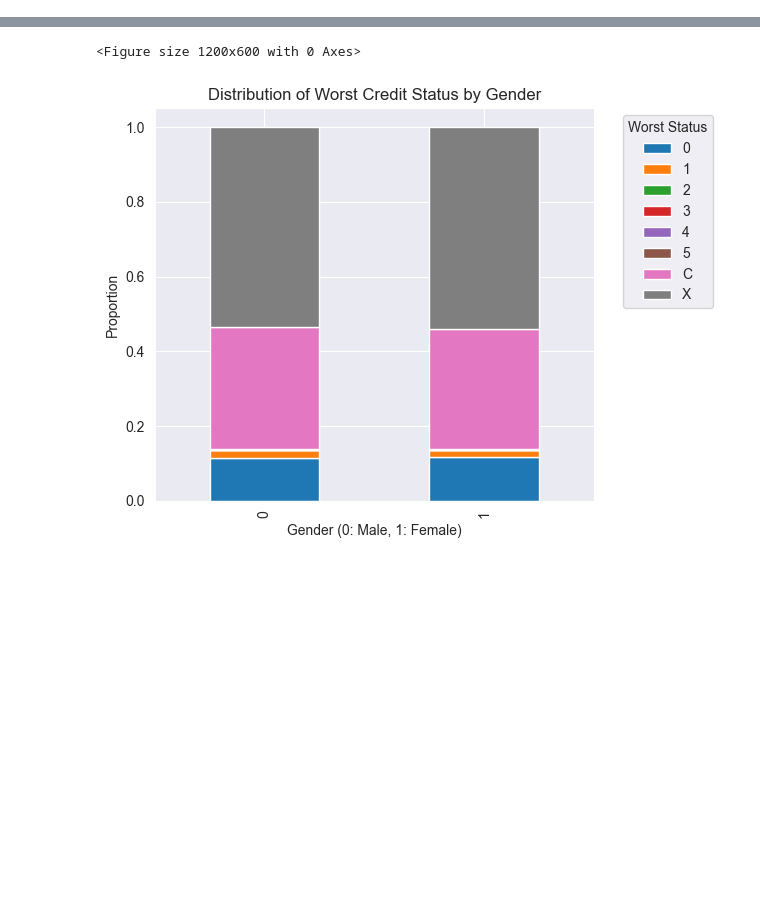
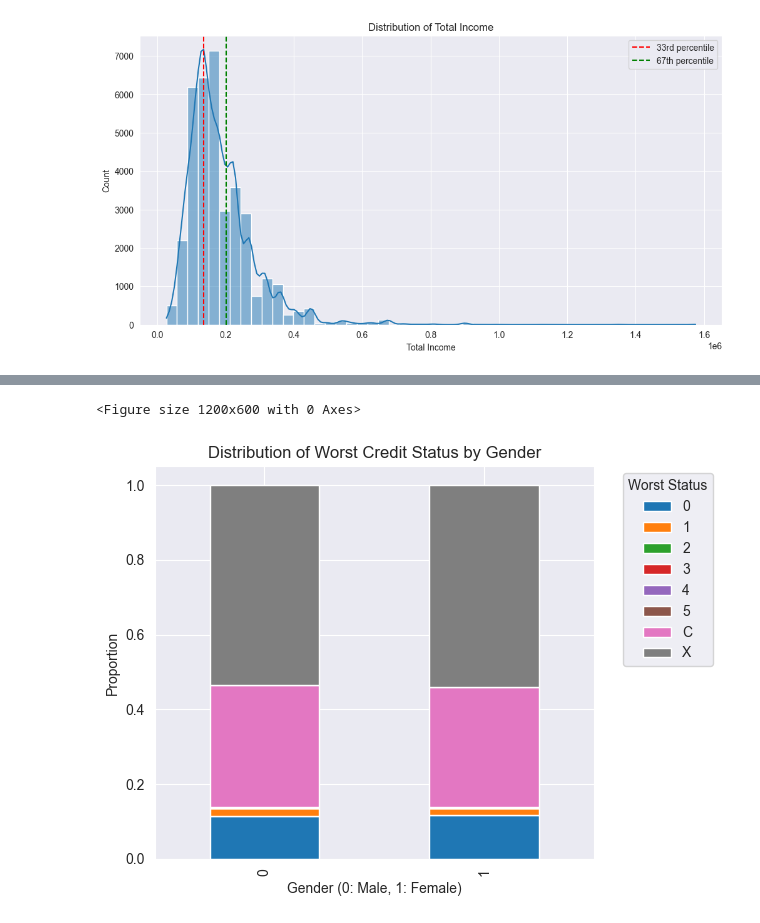
Before and after one commit to eliasqueirogavieira/AnaliseCredito, a Jupyter notebook: analise_credito.ipynb, the cells around one changed output, grey strips where cells are left out. Drawn from its saved outputs; the diff is of its cells as text; code cells hidden in the pictures; blank space fills up the shorter version.

```diff
--- a/analise_credito.ipynb
+++ b/analise_credito.ipynb
@@ -254,0 +170,95 @@ Name: IS_DEFAULT, dtype: float64
+# %%
+# Histogram of AMT_INCOME_TOTAL
+plt.figure(figsize=(12, 6))
+sns.histplot(data=combined_df, x='AMT_INCOME_TOTAL', bins=50, kde=True)
+plt.title('Distribution of Total Income')
+plt.xlabel('Total Income')
+plt.ylabel('Count')
+
+# Add vertical lines for the category boundaries
+plt.axvline(combined_df['AMT_INCOME_TOTAL'].quantile(0.33), color='r', linestyle='--', label='33rd percentile')
+plt.axvline(combined_df['AMT_INCOME_TOTAL'].quantile(0.67), color='g', linestyle='--', label='67th percentile')
+
+plt.legend()
+plt.show()
+
+# Check for outliers using boxplot
+plt.figure(figsize=(12, 6))
+sns.boxplot(x=combined_df['AMT_INCOME_TOTAL'])
+plt.title('Boxplot of Total Income')
+plt.xlabel('Total Income')
+plt.show()
+
+# Print summary statistics
+summary_stats = combined_df['AMT_INCOME_TOTAL'].describe().to_frame()
+styled_summary = summary_stats.style.format("{:.2f}")
+display(styled_summary)
+
+# Identify potential outliers using IQR method
+Q1 = combined_df['AMT_INCOME_TOTAL'].quantile(0.25)
+Q3 = combined_df['AMT_INCOME_TOTAL'].quantile(0.75)
+IQR = Q3 - Q1
+lower_bound = Q1 - 1.5 * IQR
+upper_bound = Q3 + 1.5 * IQR
+
+outliers = combined_df[(combined_df['AMT_INCOME_TOTAL'] < lower_bound) | (combined_df['AMT_INCOME_TOTAL'] > upper_bound)]
+outlier_info = pd.DataFrame({
+    'Number of potential outliers': [len(outliers)],
+    'Percentage of potential outliers': [len(outliers) / len(combined_df) * 100],
+    'Non-outlier range (lower bound)': [lower_bound],
+    'Non-outlier range (upper bound)': [upper_bound]
+})
+styled_outlier_info = outlier_info.style.format({
+    'Number of potential outliers': '{:.0f}',
+    'Percentage of potential outliers': '{:.2f}%',
+    'Non-outlier range (lower bound)': '{:.2f}',
+    'Non-outlier range (upper bound)': '{:.2f}'
+})
+display(styled_outlier_info)
+
+# Grouped Income Categories
+
+# Create income categories
+
+def categorize_income(income):
+    if income < Q1:
+        return 'Low'
+    elif income < Q3:
+        return 'Medium'
+    elif income < Q3 + 1.5 * IQR:
+        return 'High'
+    else:
+        return 'Very High'
+
+combined_df['INCOME_CATEGORY'] = combined_df['AMT_INCOME_TOTAL'].apply(categorize_income)
+
+# Create a contingency table
+contingency_table = pd.crosstab(combined_df['INCOME_CATEGORY'], combined_df['WORST_STATUS'], normalize='index')
+
+# Plot stacked bar chart
+plt.figure(figsize=(12, 6))
+contingency_table.plot(kind='bar', stacked=True)
+plt.title('Income Category Distribution by Worst Credit Status')
+plt.xlabel('Income Category')
+plt.ylabel('Proportion')
+plt.legend(title='Worst Status', bbox_to_anchor=(1.05, 1), loc='upper left')
+plt.tight_layout()
+plt.show()
+
+# Heatmap of Income Category vs Worst Status
+plt.figure(figsize=(12, 6))
+sns.heatmap(contingency_table, annot=True, cmap='YlOrRd', fmt='.2%')
+plt.title('Heatmap of Income Category vs Worst Credit Status')
+plt.ylabel('Income Category')
+plt.xlabel('Worst Status')
+plt.show()
+
+# Print contingency table and overall distribution
+styled_contingency = contingency_table.style.format("{:.2%}")
+display(styled_contingency)
+
+overall_distribution = combined_df['INCOME_CATEGORY'].value_counts(normalize=True).to_frame()
+styled_distribution = overall_distribution.style.format("{:.2%}")
+display(styled_distribution)
+# %% [output]
+[figure, added]
```
Also changed, not shown: parts of 21 cells of this notebook, 1 other file.
